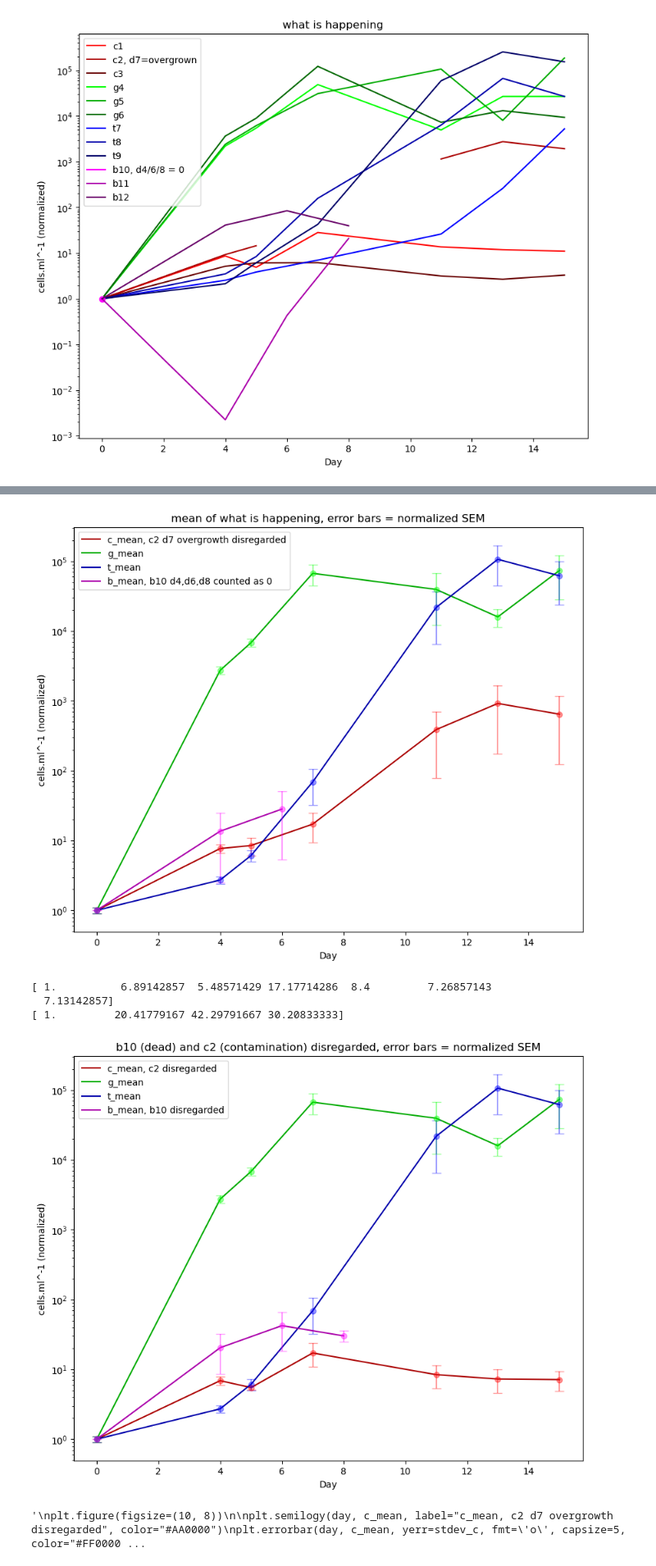
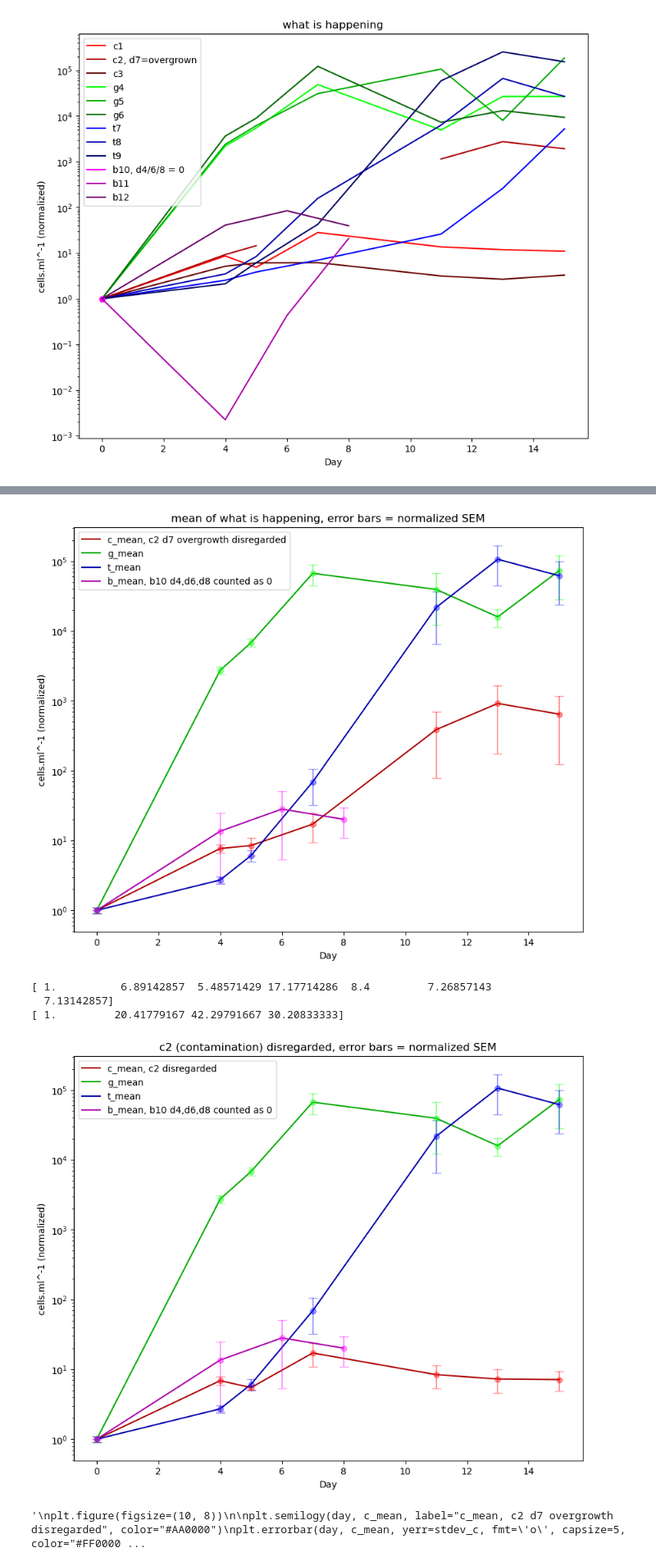
Before and after one commit to lucca-cas/tholinlab, a Jupyter notebook: tholins_2.ipynb, the cells around one changed output, grey strips where cells are left out. Shown at 82% size. Cells and saved outputs as stored; diff of their text form; code cells hidden in the pictures.

```diff
--- a/tholins_2.ipynb
+++ b/tholins_2.ipynb
@@ -110,6 +110,8 @@ t_mean_n = t_mean/3.645833333E5
 b_mean = mean_of_arrays(b10,b11,b12)
 b_mean[1] = (0+b11[1]+b12[1])/3
 b_mean[2] = (0+b11[2]+b12[2])/3
+b_mean[3] = (0+b11[3]+b12[3])/3
+#mod (if new b10 is still 0)
 b_mean_n = b_mean/6.0E5
 b_mean_adj = mean_of_arrays_adj(b11,b12)
 b_mean_n_adj = b_mean_adj/6.0E5
@@ -248,35 +250,35 @@ plt.title("mean of what is happening, error bars = normalized SEM")
 plt.legend(loc='upper left')
 plt.show()
 # %% [output]
-[figure, old version]
+[figure, new version]
 # %%
 print(c_mean_n_adj)
 print(b_mean_n_adj)
 plt.figure(figsize=(10, 8))
 
 plt.semilogy(day, c_mean_n_adj, label="c_mean, c2 disregarded", color="#AA0000")
 plt.errorbar(day, c_mean_n_adj, yerr=sem_c_n_adj, fmt='o', capsize=5, color="#FF0000", alpha=0.4)
 
 plt.semilogy(day, g_mean_n, label="g_mean", color="#00AA00")
 plt.errorbar(day, g_mean_n, yerr=sem_g_n, fmt='o', capsize=5, color="#00FF00", alpha=0.4)
 
 plt.semilogy(day, t_mean_n, label="t_mean", color="#0000AA")
 plt.errorbar(day, t_mean_n, yerr=sem_t_n, fmt='o', capsize=5, color="#0000FF", alpha=0.4)
 
-plt.semilogy(day_b, b_mean_n_adj, label="b_mean, b10 disregarded", color="#AA00AA")
-plt.errorbar(day_b, b_mean_n_adj, yerr=sem_b_n_adj, fmt='o', capsize=5, color="#FF00FF", alpha=0.4)
+plt.semilogy(day_b, b_mean_n, label="b_mean, b10 d4,d6,d8 counted as 0", color="#AA00AA")
+plt.errorbar(day_b, b_mean_n, yerr=sem_b_n, fmt='o', capsize=5, color="#FF00FF", alpha=0.4)
 
 
 plt.xlabel("Day")
 plt.ylabel("cells.ml^-1 (normalized)")
-plt.title("b10 (dead) and c2 (contamination) disregarded, error bars = normalized SEM")
+plt.title("c2 (contamination) disregarded, error bars = normalized SEM")
 plt.legend(loc='upper left')
 plt.show()
 # %% [output]
 [ 1.          6.89142857  5.48571429 17.17714286  8.4         7.26857143
   7.13142857]
 [ 1.         20.41779167 42.29791667 30.20833333]
-[figure, old version]
+[figure, new version]
 # %%
 """
 plt.figure(figsize=(10, 8))
```
Also changed, not shown: parts of 3 cells of this notebook.
